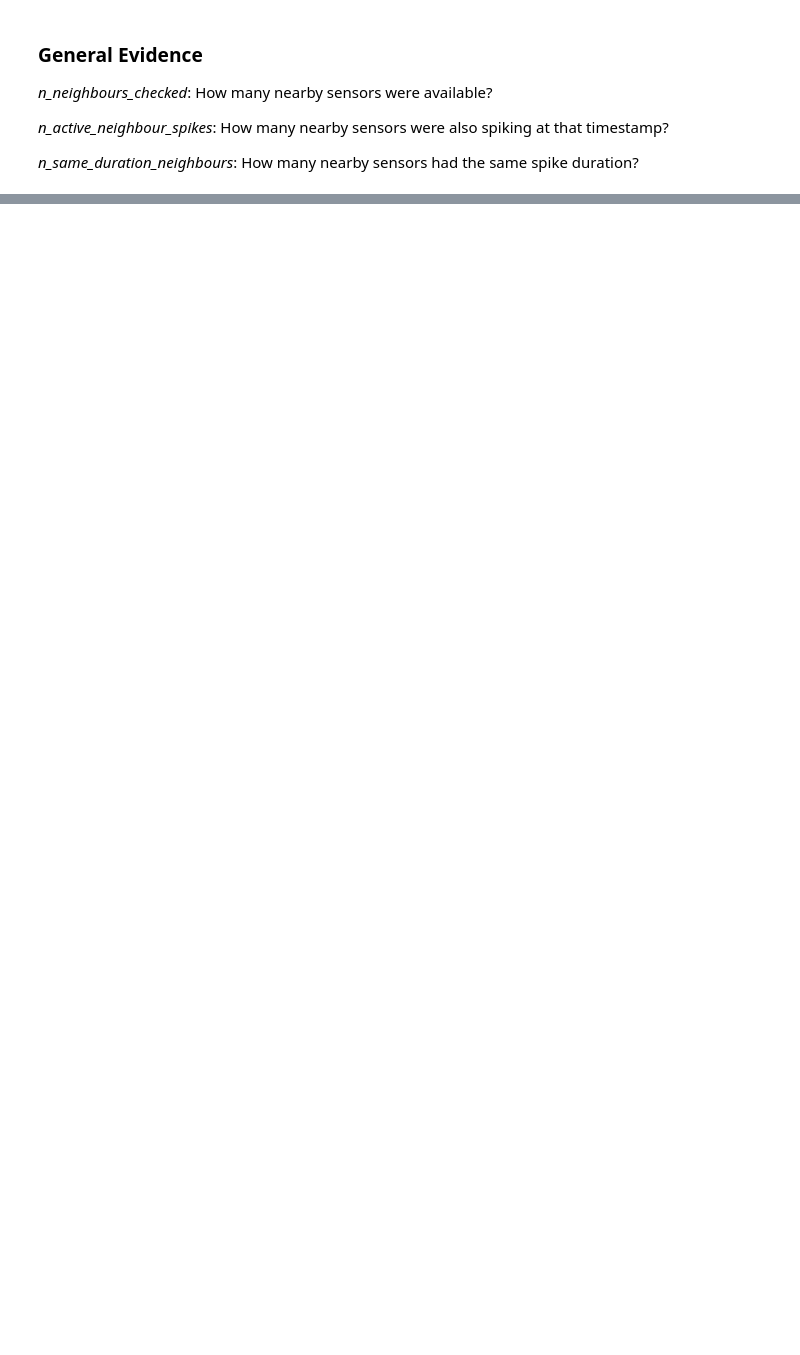
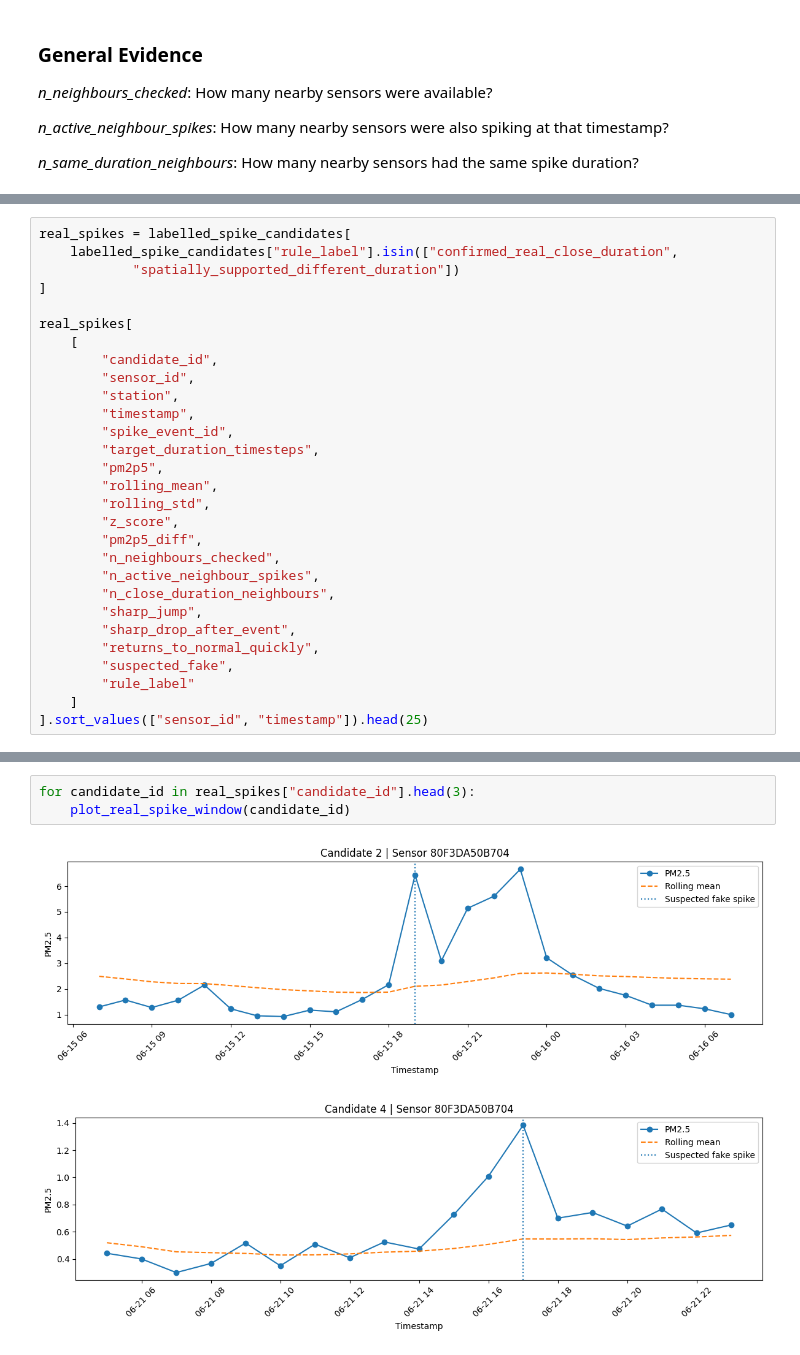
Before and after one commit to Okwukwe295/SACAQM_MLAgent, a Jupyter notebook: eda.ipynb, the cells around one changed output, grey strips where cells are left out. Cells and saved outputs as stored; diff of their text form; blank space fills up the shorter version.

```diff
--- a/eda.ipynb
+++ b/eda.ipynb
@@ -1211,0 +1556,29 @@ labelled_spike_candidates[
+# %%
+real_spikes = labelled_spike_candidates[
+    labelled_spike_candidates["rule_label"].isin(["confirmed_real_close_duration",
+            "spatially_supported_different_duration"])
+]
+
+real_spikes[
+    [
+        "candidate_id",
+        "sensor_id",
+        "station",
+        "timestamp",
+        "spike_event_id",
+        "target_duration_timesteps",
+        "pm2p5",
+        "rolling_mean",
+        "rolling_std",
+        "z_score",
+        "pm2p5_diff",
+        "n_neighbours_checked",
+        "n_active_neighbour_spikes",
+        "n_close_duration_neighbours",
+        "sharp_jump",
+        "sharp_drop_after_event",
+        "returns_to_normal_quickly",
+        "suspected_fake",
+        "rule_label"
+    ]
+].sort_values(["sensor_id", "timestamp"]).head(25)
@@ -1211,0 +1651,6 @@ labelled_spike_candidates[
+# %%
+for candidate_id in real_spikes["candidate_id"].head(3):
+    plot_real_spike_window(candidate_id)
+# %% [output]
+[figure, added]
+[figure, added]
```
Also changed, not shown: parts of 31 cells of this notebook, 7 other files.
